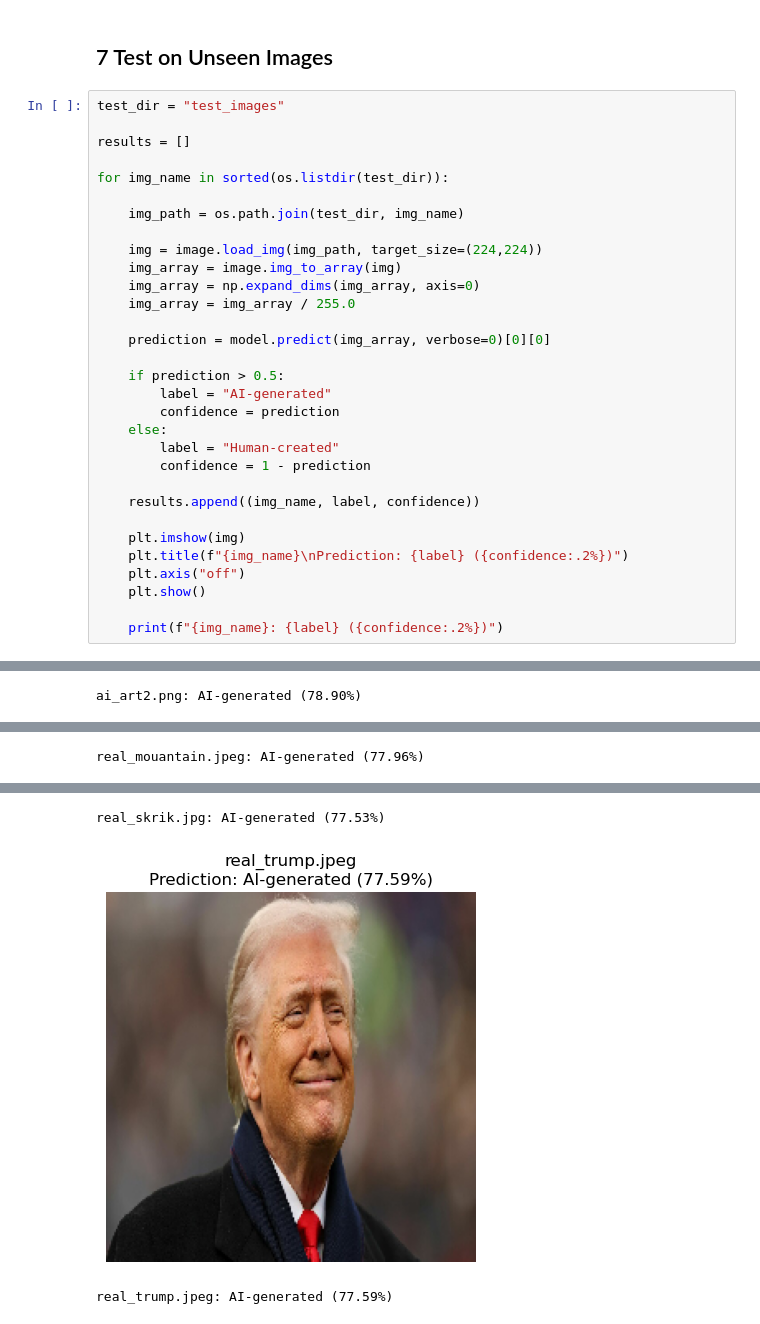
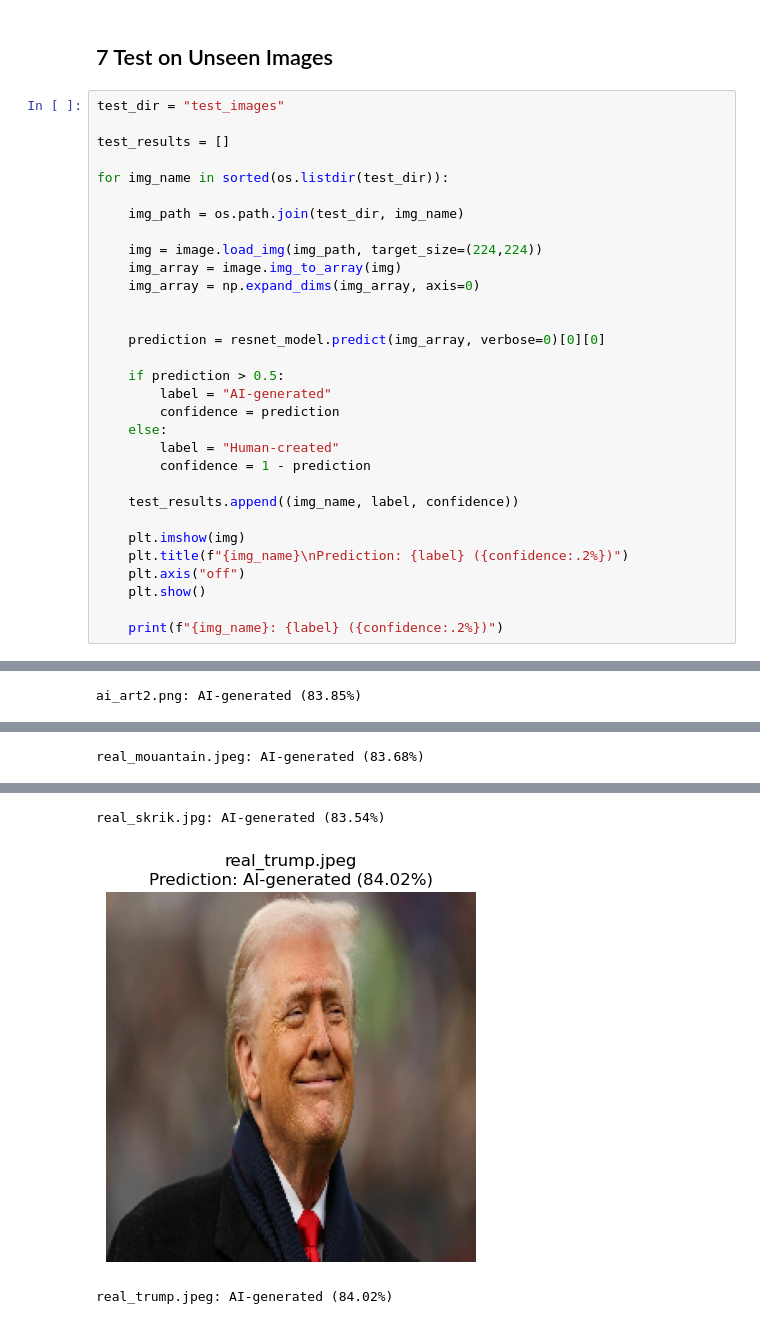
Before and after one commit to emilyalphonse/INFO284, a Jupyter notebook: dataset_tidy.ipynb, the cells around one changed output, grey strips where cells are left out. Cells and saved outputs as stored; diff of their text form.

```diff
--- a/dataset_tidy.ipynb
+++ b/dataset_tidy.ipynb
@@ -1433,7 +1648,7 @@ Finally, the evaluation based on a relatively small validation set may introduce
 # %%
 test_dir = "test_images"
 
-results = []
+test_results = []
 
 for img_name in sorted(os.listdir(test_dir)):
 
@@ -1442,9 +1657,9 @@ for img_name in sorted(os.listdir(test_dir)):
     img = image.load_img(img_path, target_size=(224,224))
     img_array = image.img_to_array(img)
     img_array = np.expand_dims(img_array, axis=0)
-    img_array = img_array / 255.0
 
-    prediction = model.predict(img_array, verbose=0)[0][0]
+
+    prediction = resnet_model.predict(img_array, verbose=0)[0][0]
 
     if prediction > 0.5:
         label = "AI-generated"
@@ -1453,7 +1668,7 @@ for img_name in sorted(os.listdir(test_dir)):
         label = "Human-created"
         confidence = 1 - prediction
 
-    results.append((img_name, label, confidence))
+    test_results.append((img_name, label, confidence))
 
     plt.imshow(img)
     plt.title(f"{img_name}\nPrediction: {label} ({confidence:.2%})")
@@ -1467,8 +1682,8 @@ ai_art1.png: AI-generated (76.93%)
 [figure]
-ai_art2.png: AI-generated (78.90%)
+ai_art2.png: AI-generated (83.85%)
 [figure]
-real_mouantain.jpeg: AI-generated (77.96%)
+real_mouantain.jpeg: AI-generated (83.68%)
 [figure]
-real_skrik.jpg: AI-generated (77.53%)
+real_skrik.jpg: AI-generated (83.54%)
-[figure, old version]
+[figure, new version]
-real_trump.jpeg: AI-generated (77.59%)
+real_trump.jpeg: AI-generated (84.02%)
```
Also changed, not shown: parts of 24 cells of this notebook.
